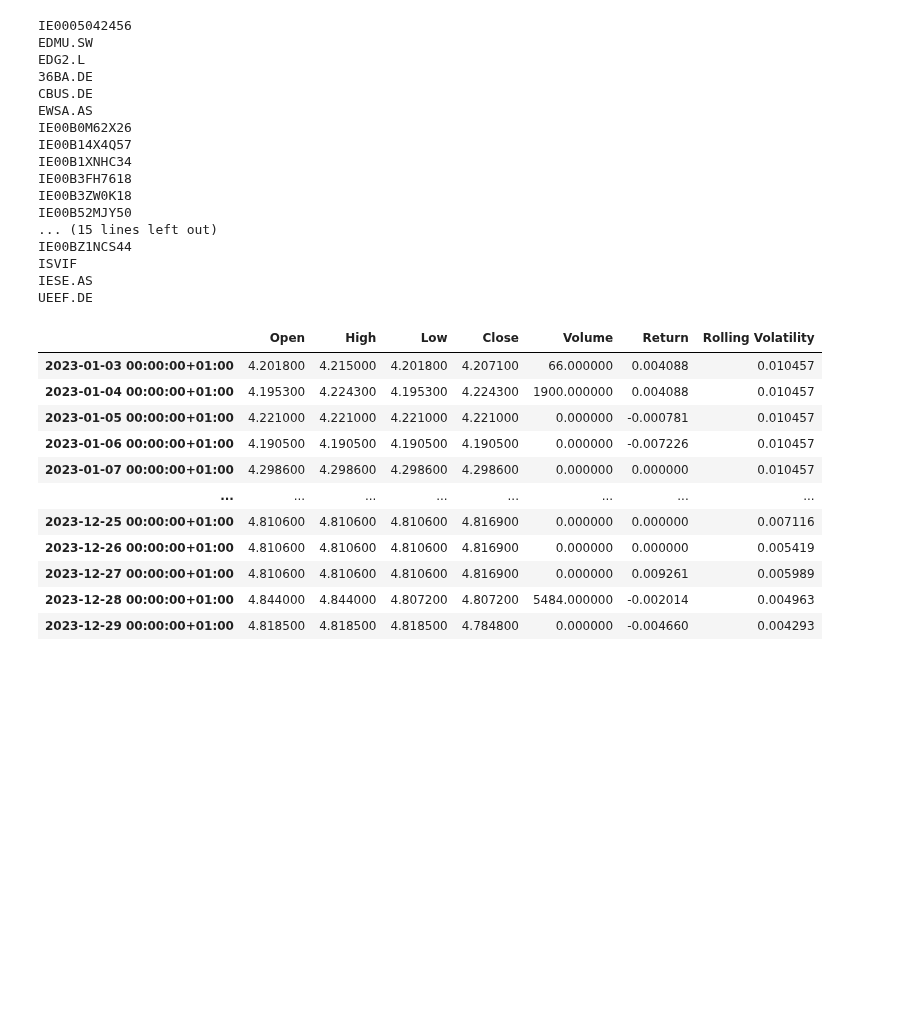
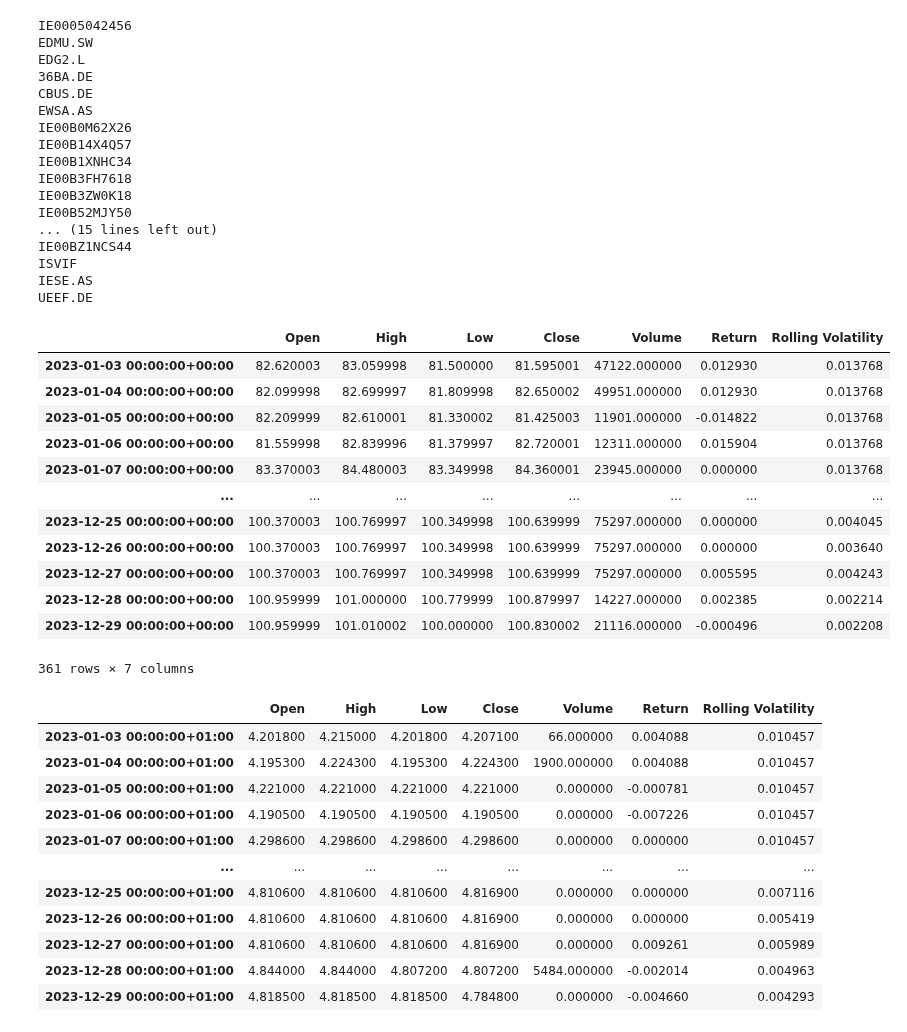
Before and after one commit to akrokosz/HF_Thesis, a Jupyter notebook: main.ipynb, the cells around one changed output. Cells and saved outputs as stored; diff of their text form; code cells hidden in the pictures; blank space fills up the shorter version.

```diff
--- a/main.ipynb
+++ b/main.ipynb
@@ -73,6 +73,22 @@ IE00BZ1NCS44
 ISVIF
 IESE.AS
 UEEF.DE
+# %%
+funds_w_names["IE00B3ZW0K18"]
+# %% [output]
+|  | Open | High | Low | Close | Volume | Return | Rolling Volatility |
+| 2023-01-03 00:00:00+00:00 | 82.620003 | 83.059998 | 81.500000 | 81.595001 | 47122.000000 | 0.012930 | 0.013768 |
+| 2023-01-04 00:00:00+00:00 | 82.099998 | 82.699997 | 81.809998 | 82.650002 | 49951.000000 | 0.012930 | 0.013768 |
+| 2023-01-05 00:00:00+00:00 | 82.209999 | 82.610001 | 81.330002 | 81.425003 | 11901.000000 | -0.014822 | 0.013768 |
+| 2023-01-06 00:00:00+00:00 | 81.559998 | 82.839996 | 81.379997 | 82.720001 | 12311.000000 | 0.015904 | 0.013768 |
+| 2023-01-07 00:00:00+00:00 | 83.370003 | 84.480003 | 83.349998 | 84.360001 | 23945.000000 | 0.000000 | 0.013768 |
+| ... | ... | ... | ... | ... | ... | ... | ... |
+| 2023-12-25 00:00:00+00:00 | 100.370003 | 100.769997 | 100.349998 | 100.639999 | 75297.000000 | 0.000000 | 0.004045 |
+| 2023-12-26 00:00:00+00:00 | 100.370003 | 100.769997 | 100.349998 | 100.639999 | 75297.000000 | 0.000000 | 0.003640 |
+| 2023-12-27 00:00:00+00:00 | 100.370003 | 100.769997 | 100.349998 | 100.639999 | 75297.000000 | 0.005595 | 0.004243 |
+| 2023-12-28 00:00:00+00:00 | 100.959999 | 101.000000 | 100.779999 | 100.879997 | 14227.000000 | 0.002385 | 0.002214 |
+| 2023-12-29 00:00:00+00:00 | 100.959999 | 101.010002 | 100.000000 | 100.830002 | 21116.000000 | -0.000496 | 0.002208 |
+361 rows × 7 columns
 # %%
 # import pickle
 # pickle.dump(funds_w_names, open('funds_w_names.pkl', 'wb'))
```
Also changed, not shown: parts of 6 cells of this notebook.
